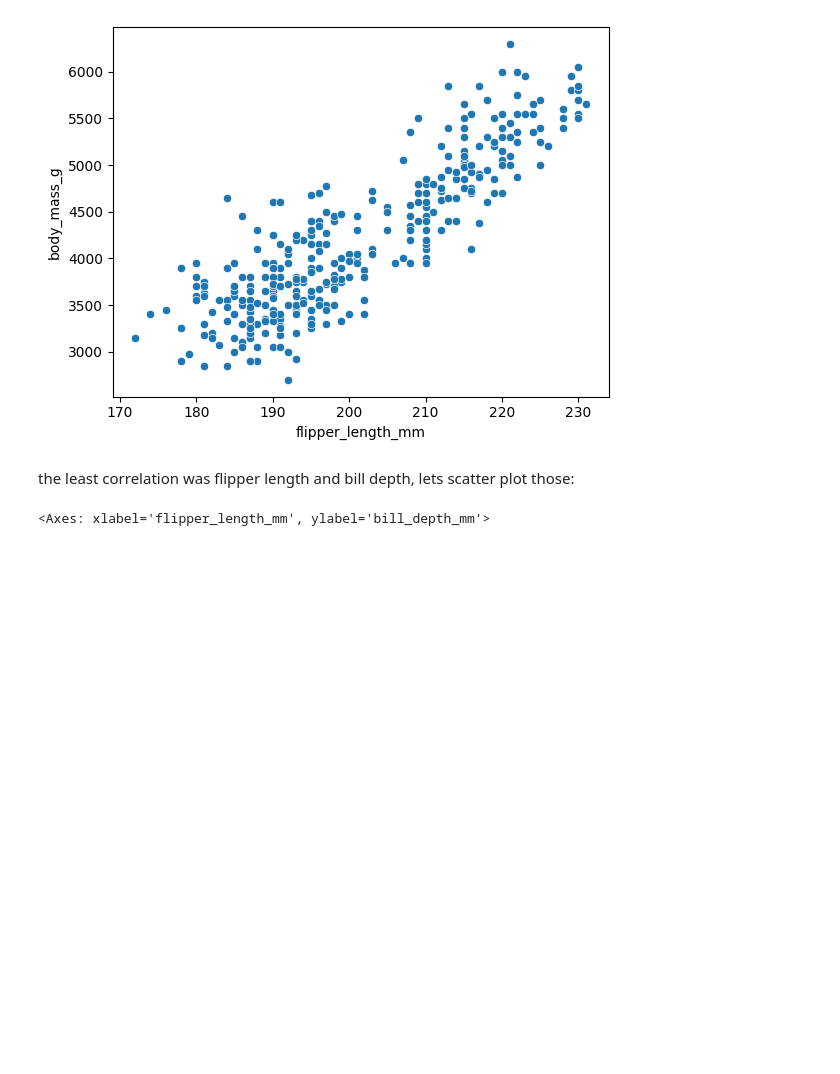
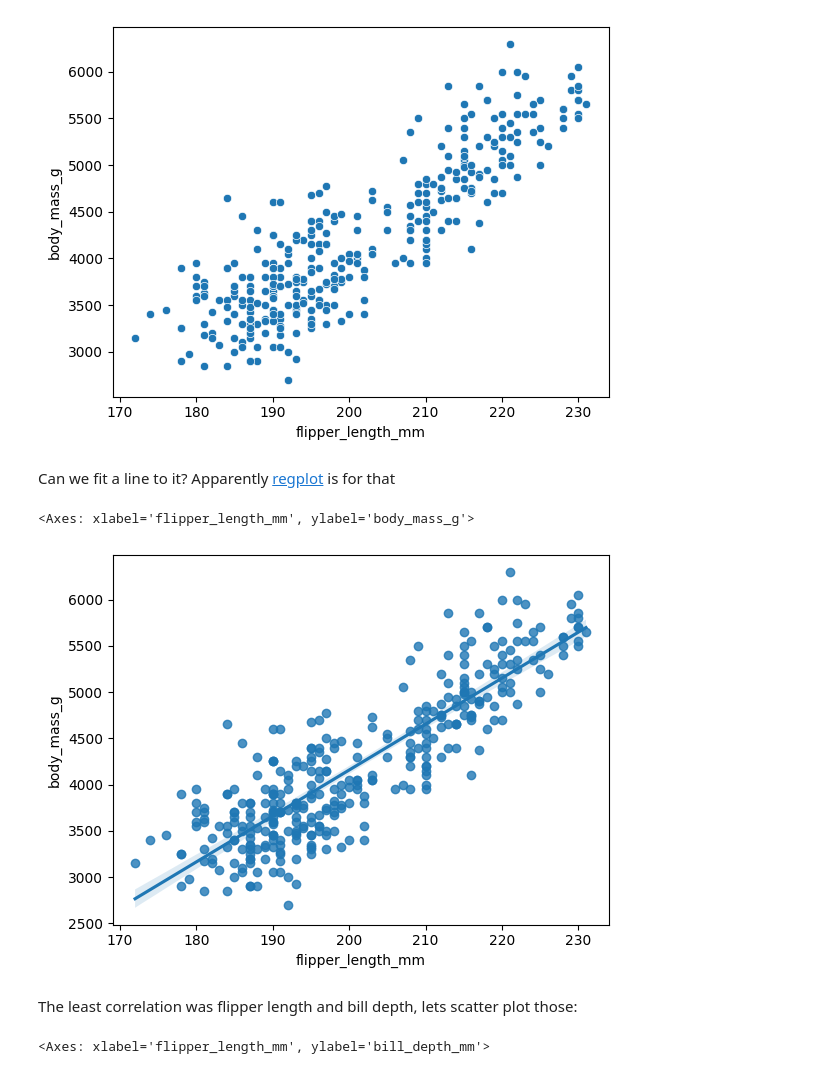
Before and after one commit to holmstead/principles_of_data_analytics, a Jupyter notebook: penguins.ipynb, the cells around one changed output. Cells and saved outputs as stored; diff of their text form; code cells hidden in the pictures; blank space fills up the shorter version.

Commit message:
add lines to scatterplots

```diff
--- a/penguins.ipynb
+++ b/penguins.ipynb
@@ -309,7 +310,14 @@ sns.scatterplot(df, x='flipper_length_mm', y='body_mass_g')
 # %% [output]
 <Axes: xlabel='flipper_length_mm', ylabel='body_mass_g'>
 [figure]
+# %% [markdown]
+Can we fit a line to it? Apparently [regplot](https://seaborn.pydata.org/generated/seaborn.regplot.html) is for that
+# %%
+sns.regplot(df, x='flipper_length_mm', y='body_mass_g')
+# %% [output]
+<Axes: xlabel='flipper_length_mm', ylabel='body_mass_g'>
+[figure, added]
 # %% [markdown]
-the least correlation was flipper length and bill depth, lets scatter plot those:
+The least correlation was flipper length and bill depth, lets scatter plot those:
 # %%
 # scatter plot
```
Also changed, not shown: parts of 4 cells of this notebook.
